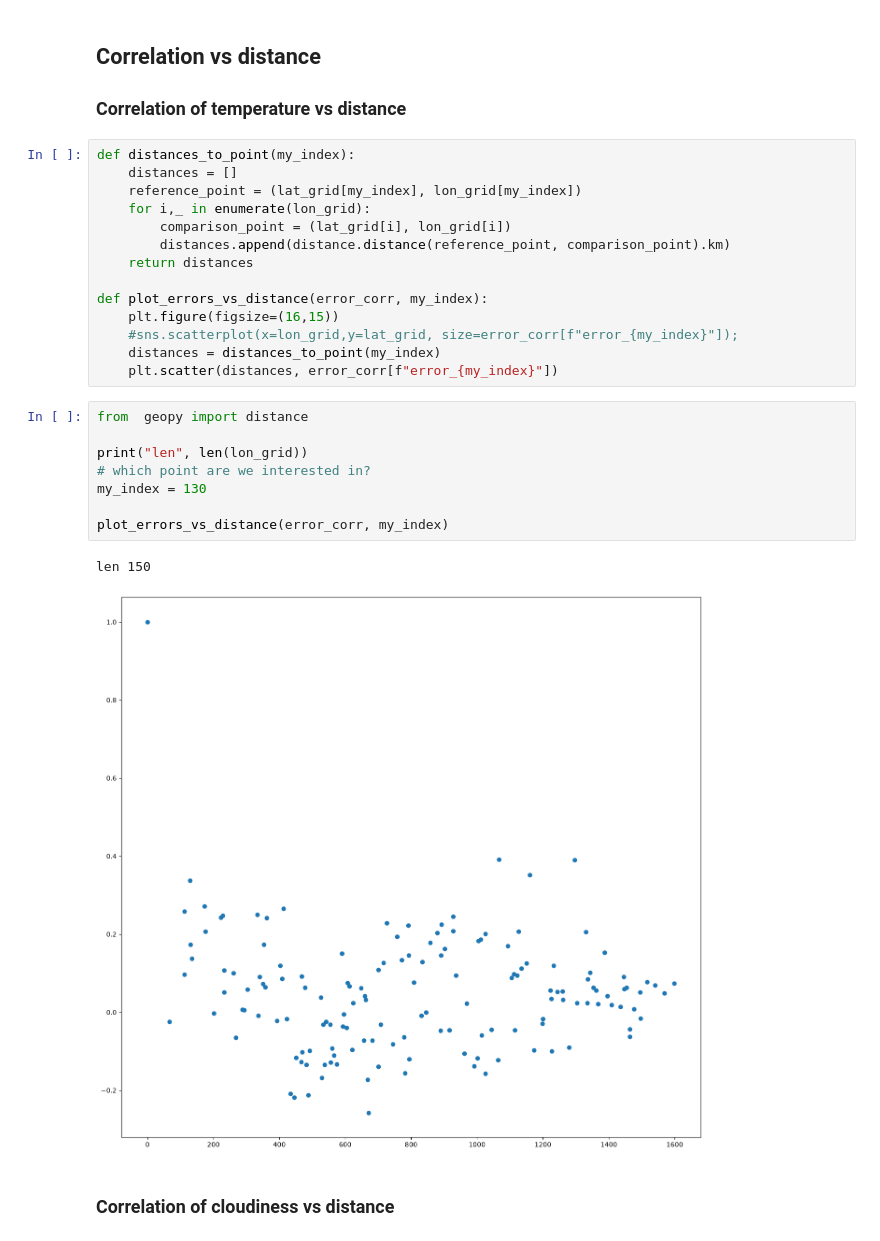
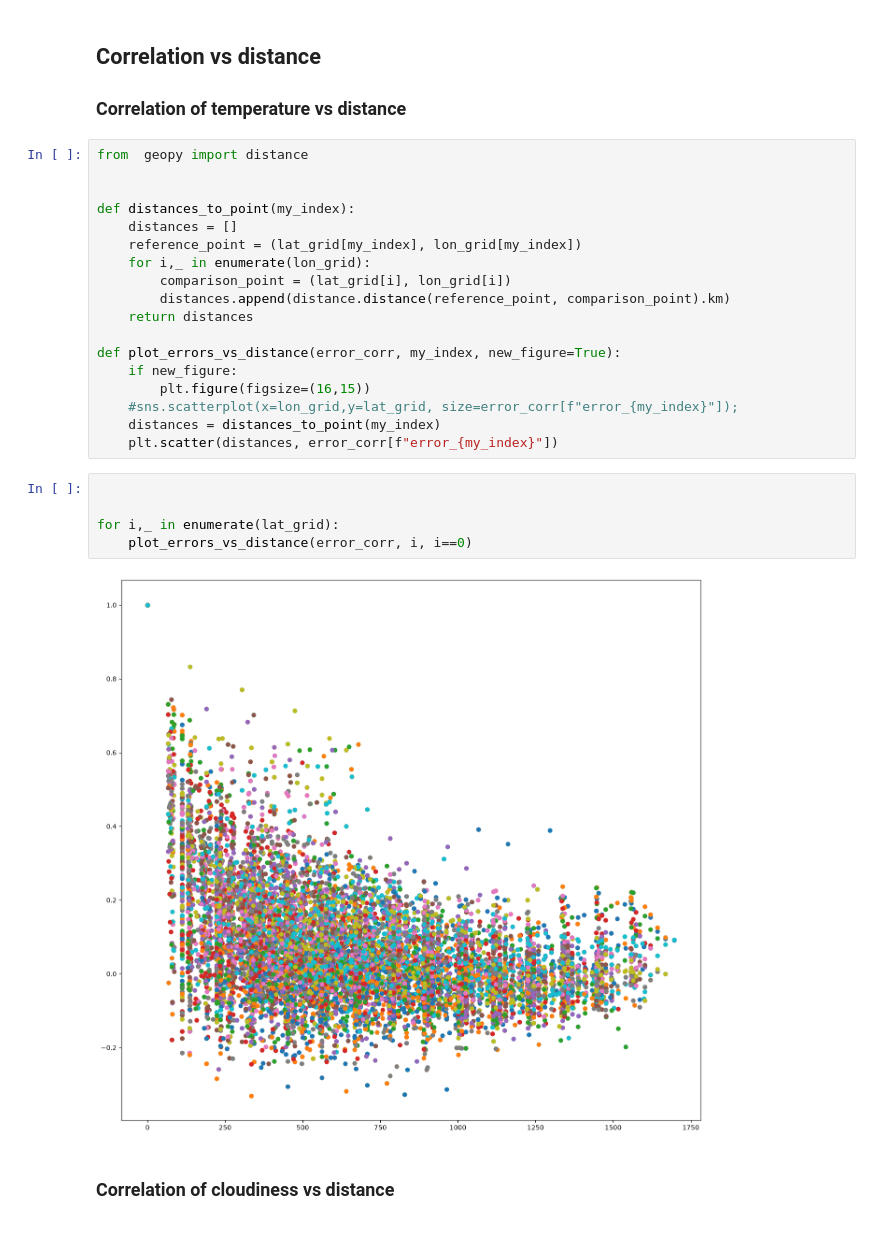
Before and after one commit to floatingbits/weather_forecast_analysis, a Jupyter notebook: notebooks/api_exploration.ipynb, the cells around one changed output. Cells and saved outputs as stored; diff of their text form.

Commit message:
Further plots, analysis and comments.

```diff
--- a/notebooks/api_exploration.ipynb
+++ b/notebooks/api_exploration.ipynb
@@ -307,6 +307,9 @@ sns.heatmap(error_corr, cmap="RdBu_r", center =0);
 ## Correlation vs distance
 ### Correlation of temperature vs distance
 # %%
+from  geopy import distance
+
+
 def distances_to_point(my_index):
     distances = []
     reference_point = (lat_grid[my_index], lon_grid[my_index])
@@ -315,22 +318,19 @@ def distances_to_point(my_index):
         distances.append(distance.distance(reference_point, comparison_point).km)
     return distances
 
-def plot_errors_vs_distance(error_corr, my_index):
-    plt.figure(figsize=(16,15))
+def plot_errors_vs_distance(error_corr, my_index, new_figure=True):
+    if new_figure:
+        plt.figure(figsize=(16,15))
     #sns.scatterplot(x=lon_grid,y=lat_grid, size=error_corr[f"error_{my_index}"]);
     distances = distances_to_point(my_index)
     plt.scatter(distances, error_corr[f"error_{my_index}"])
 # %%
-from  geopy import distance
 
-print("len", len(lon_grid))
-# which point are we interested in?
-my_index = 130
 
-plot_errors_vs_distance(error_corr, my_index)
+for i,_ in enumerate(lat_grid):
+    plot_errors_vs_distance(error_corr, i, i==0)
 # %% [output]
-len 150
-[figure, old version]
+[figure, new version]
 # %% [markdown]
 ### Correlation of cloudiness vs distance
 # %%
```
Also changed, not shown: parts of 4 cells of this notebook.
